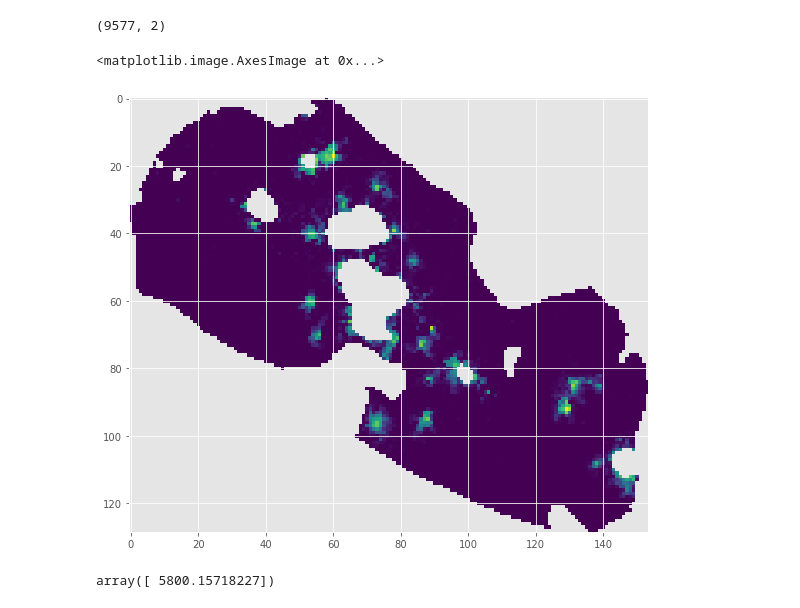
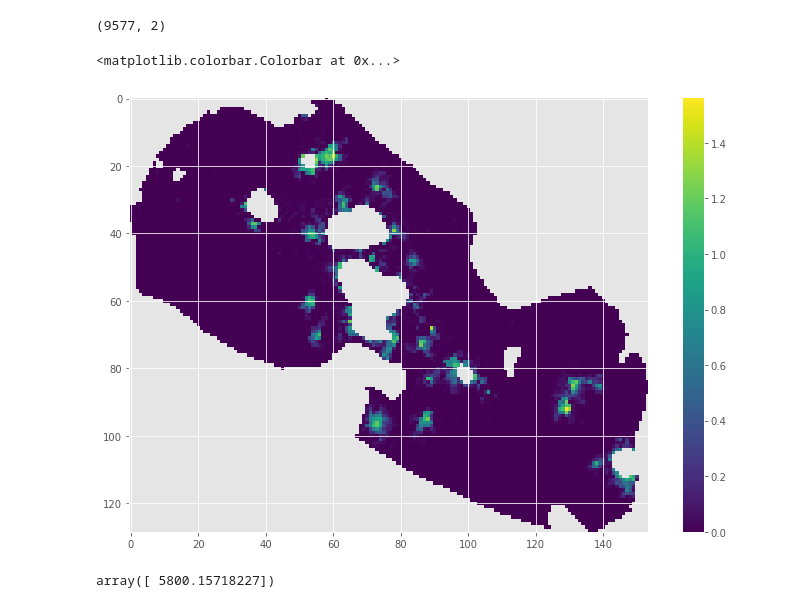
Before and after one commit to wanqiuzhang/MSI_MachineLearning, a Jupyter notebook: data1.ipynb, the cells around one changed output. Saved outputs shown, nothing was run; the diff lists cells and outputs as text; code cells hidden in the pictures.

Commit message:
fixed plotting of insulin ion image

```diff
--- a/data1.ipynb
+++ b/data1.ipynb
@@ -111,12 +111,13 @@ def make_image_real(rows):
 # %%
 insulin_bin_idx = get_bin(5800) # human insulin protein has molecular mass 5808 Da
 #plt.imshow(data_cube[:,:, insulin_bin_idx])
 
 insulin_img = make_image(data_matrix[:, insulin_bin_idx])
 plt.imshow(np.log10(1+insulin_img), cmap='viridis') # log10 changes the distribution so we can see what's going on better
+plt.colorbar()
 # %% [output]
-<matplotlib.image.AxesImage at 0x...>
+<matplotlib.colorbar.Colorbar at 0x...>
-[figure, old version]
+[figure, new version]
 # %%
 mz_values[insulin_bin_idx]
 # %% [output]
```
Also changed, not shown: parts of 2 cells of this notebook.
